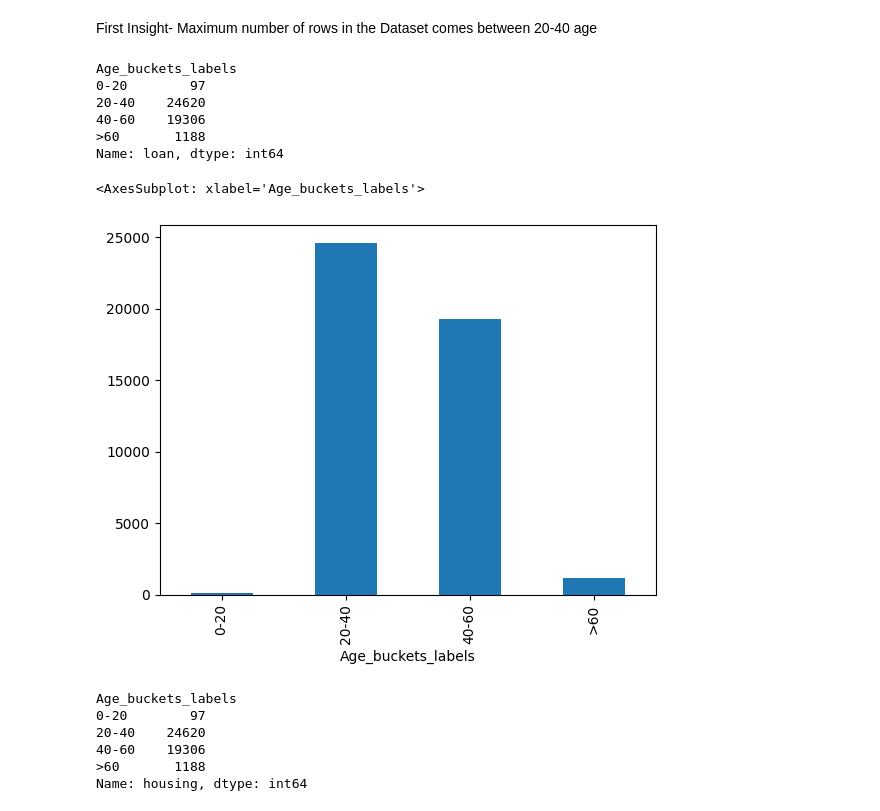
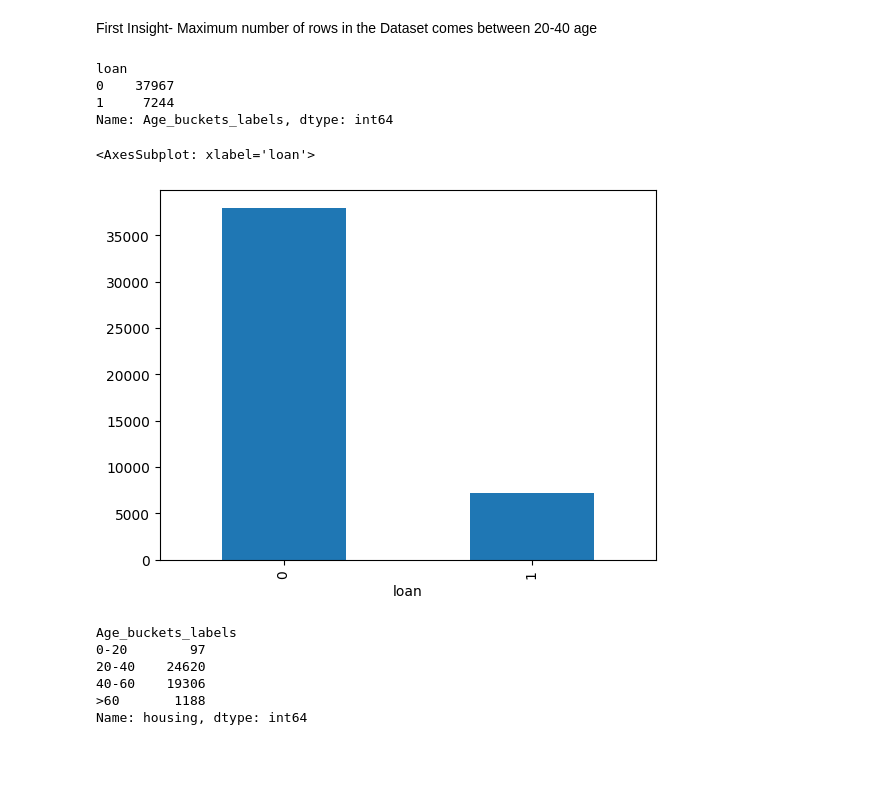
Before and after one commit to insreeraj/ICT_Assignments, a Jupyter notebook: FinalProject/Bank.ipynb, the cells around one changed output. Saved outputs shown, nothing was run; the diff lists cells and outputs as text; code cells hidden in the pictures; blank space fills up the shorter version.

```diff
--- a/FinalProject/Bank.ipynb
+++ b/FinalProject/Bank.ipynb
@@ -96,8 +101,9 @@ df['Age_buckets_labels'] = pd.cut(
 
 df['Age_buckets'] = pd.cut(df['age'], bins=buckets, include_lowest=True)
 df['loan'] = np.where(df['loan'] =='yes', 1, 0)
-mar =[0,1,2]
 
+df['default'] = df['default'].map(
+                   {'yes':1 ,'no':0})
 df['housing'] = np.where(df['housing'] =='yes', 1, 0)
 df['marital'] = np.where(df['marital'] =='married', 0,np.where(df['marital'] =='single', 1,np.where(df['marital'] =='divorced', 2, -1)))
 
@@ -135,19 +141,17 @@ df.groupby('Age_buckets_labels')['age'].count().plot.bar()
 # %% [markdown]
 First Insight- Maximum number of rows in the Dataset comes between 20-40 age
 # %%
-df.groupby('Age_buckets_labels')['loan'].count()
+df.groupby('loan')['Age_buckets_labels'].count()
 # %% [output]
-Age_buckets_labels
-0-20        97
-20-40    24620
-40-60    19306
->60       1188
-Name: loan, dtype: int64
+loan
+0    37967
+1     7244
+Name: Age_buckets_labels, dtype: int64
 # %%
-df.groupby('Age_buckets_labels')['loan'].count().plot.bar()
+df.groupby('loan')['Age_buckets_labels'].count().plot.bar()
 # %% [output]
-<AxesSubplot: xlabel='Age_buckets_labels'>
+<AxesSubplot: xlabel='loan'>
-[figure, old version]
+[figure, new version]
 # %%
 df.groupby('Age_buckets_labels')['housing'].count()
 # %% [output]
```
Also changed, not shown: parts of 19 cells of this notebook.
